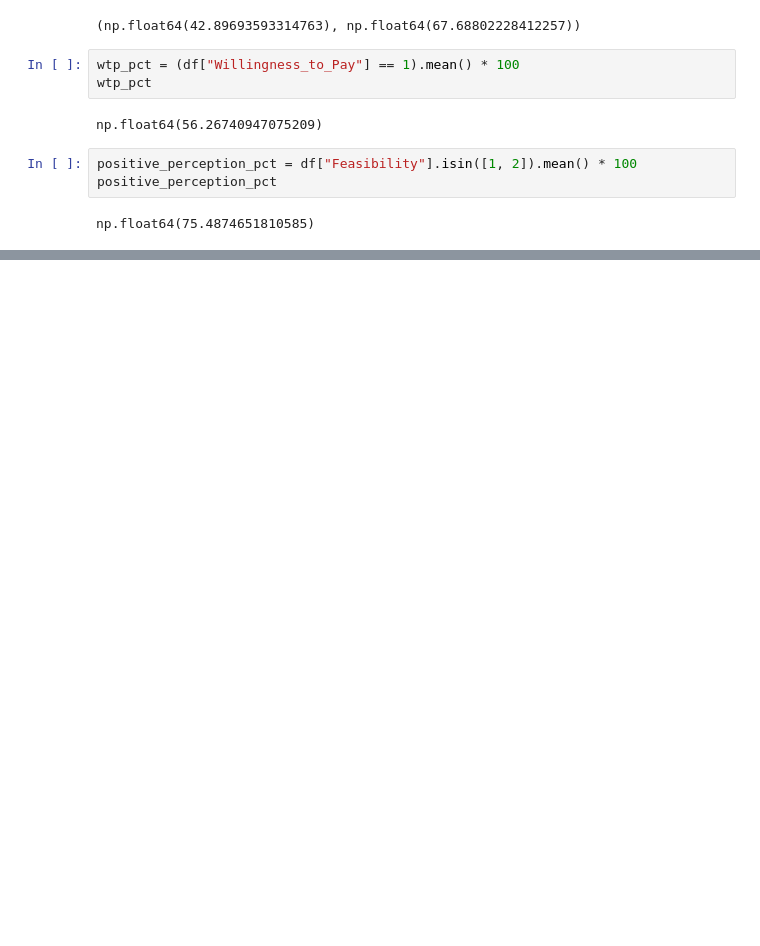
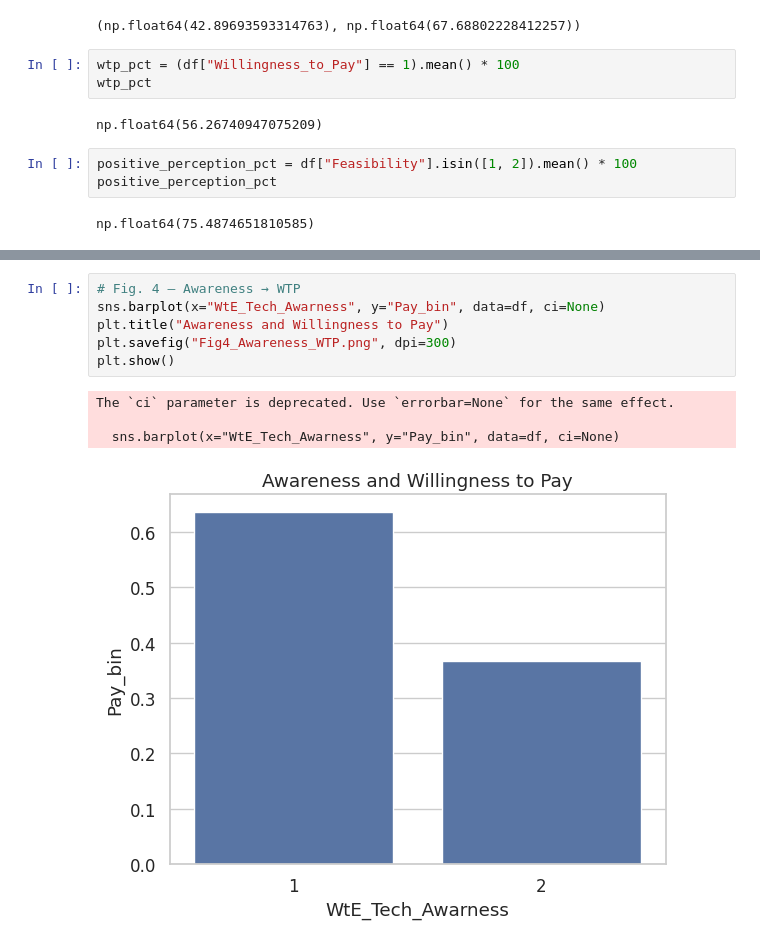
Before and after one commit to sayem088/AI-and-Iot-driven-WtE-research-paper-stat, a Jupyter notebook: Stoten_paper.ipynb, the cells around one changed output, grey strips where cells are left out. Saved outputs shown, nothing was run; the diff lists cells and outputs as text; blank space fills up the shorter version.

```diff
--- a/Stoten_paper.ipynb
+++ b/Stoten_paper.ipynb
@@ -92,0 +263,11 @@ np.float64(75.4874651810585)
+# %%
+# Fig. 4 — Awareness → WTP
+sns.barplot(x="WtE_Tech_Awarness", y="Pay_bin", data=df, ci=None)
+plt.title("Awareness and Willingness to Pay")
+plt.savefig("Fig4_Awareness_WTP.png", dpi=300)
+plt.show()
+# %% [output]
+The `ci` parameter is deprecated. Use `errorbar=None` for the same effect.
+
+  sns.barplot(x="WtE_Tech_Awarness", y="Pay_bin", data=df, ci=None)
+[figure, added]
```
Also changed, not shown: parts of 13 cells of this notebook.
